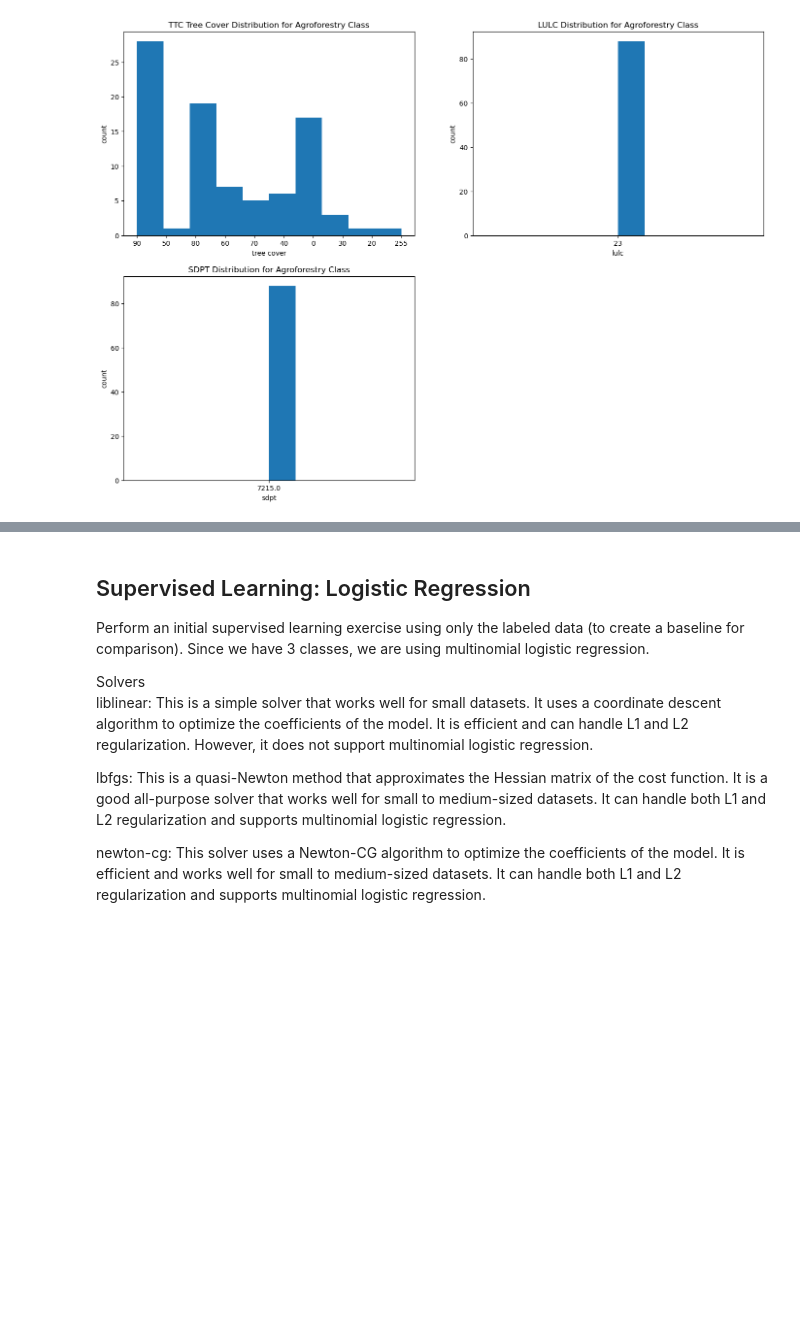
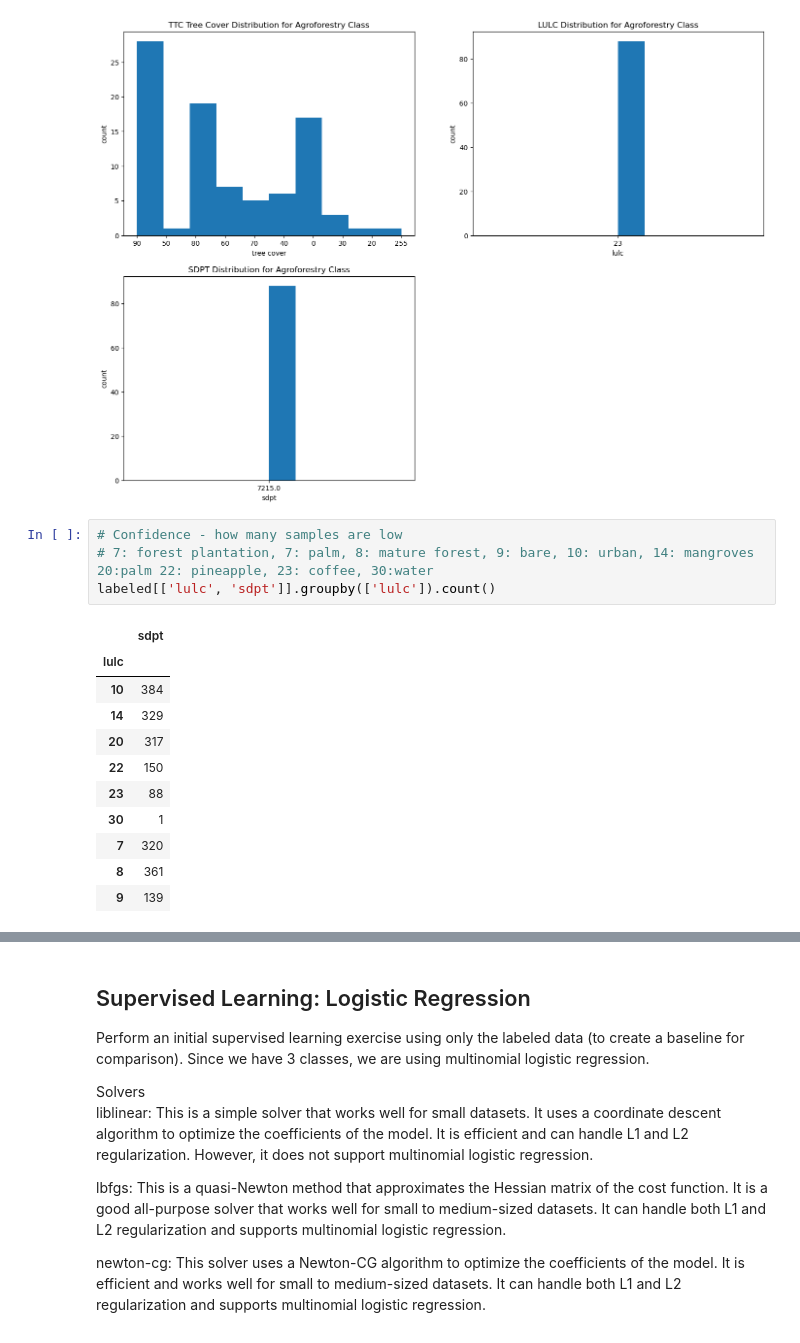
Before and after one commit to wri/plantation_classifier, a Jupyter notebook: notebooks/label_propagation.ipynb, the cells around one changed output, grey strips where cells are left out. Drawn from its saved outputs; the diff is of its cells as text; blank space fills up the shorter version.

```diff
--- a/notebooks/label_propagation.ipynb
+++ b/notebooks/label_propagation.ipynb
@@ -306,3 +300,19 @@ plt.ylabel('count')
 plt.title('SDPT Distribution for Agroforestry Class');
 # %% [output]
 [figure]
+# %%
+# Confidence - how many samples are low
+# 7: forest plantation, 7: palm, 8: mature forest, 9: bare, 10: urban, 14: mangroves 20:palm 22: pineapple, 23: coffee, 30:water
+labeled[['lulc', 'sdpt']].groupby(['lulc']).count()
+# %% [output]
+|  | sdpt |
+| lulc |  |
+| 10 | 384 |
+| 14 | 329 |
+| 20 | 317 |
+| 22 | 150 |
+| 23 | 88 |
+| 30 | 1 |
+| 7 | 320 |
+| 8 | 361 |
+| 9 | 139 |
```
Also changed, not shown: parts of 54 cells of this notebook.
